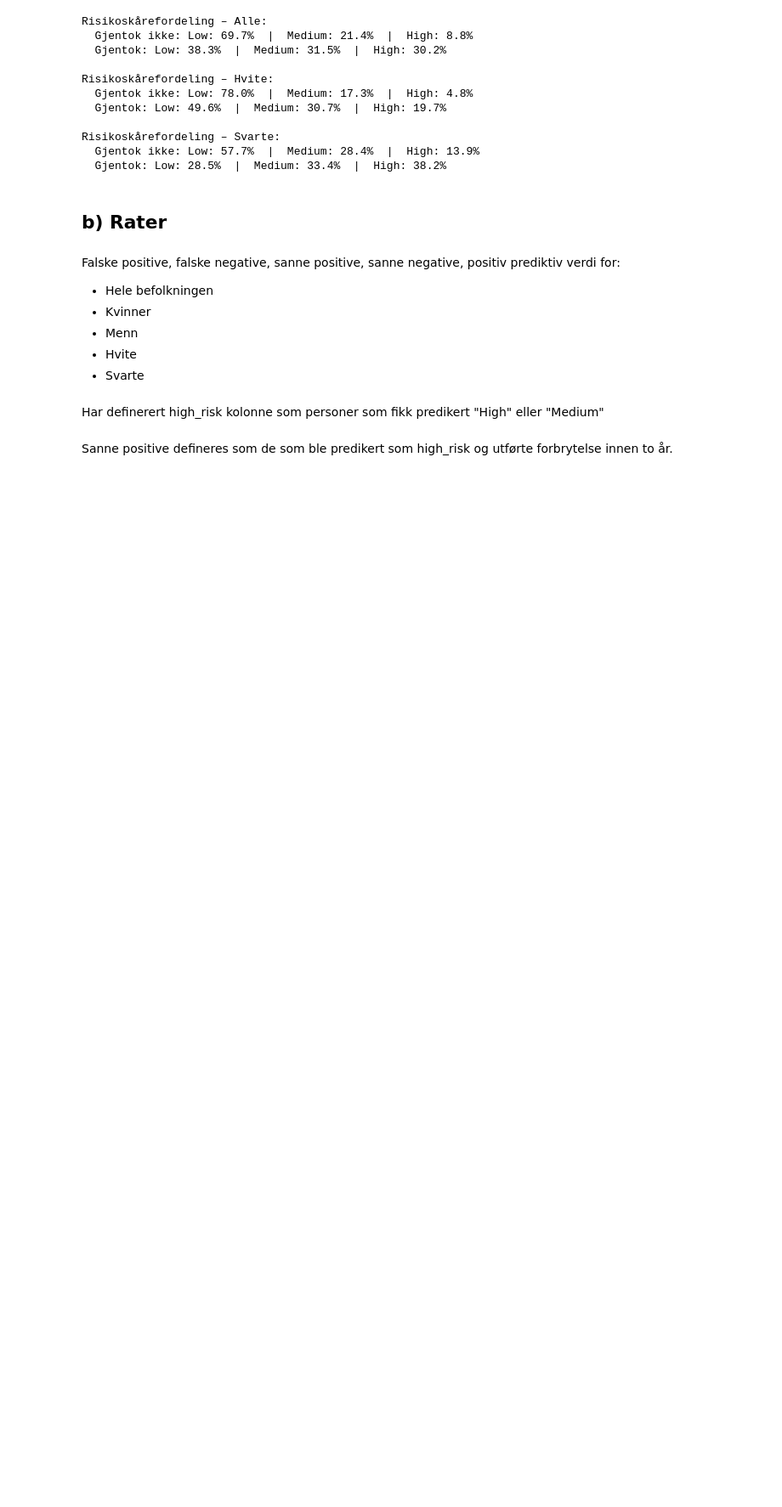
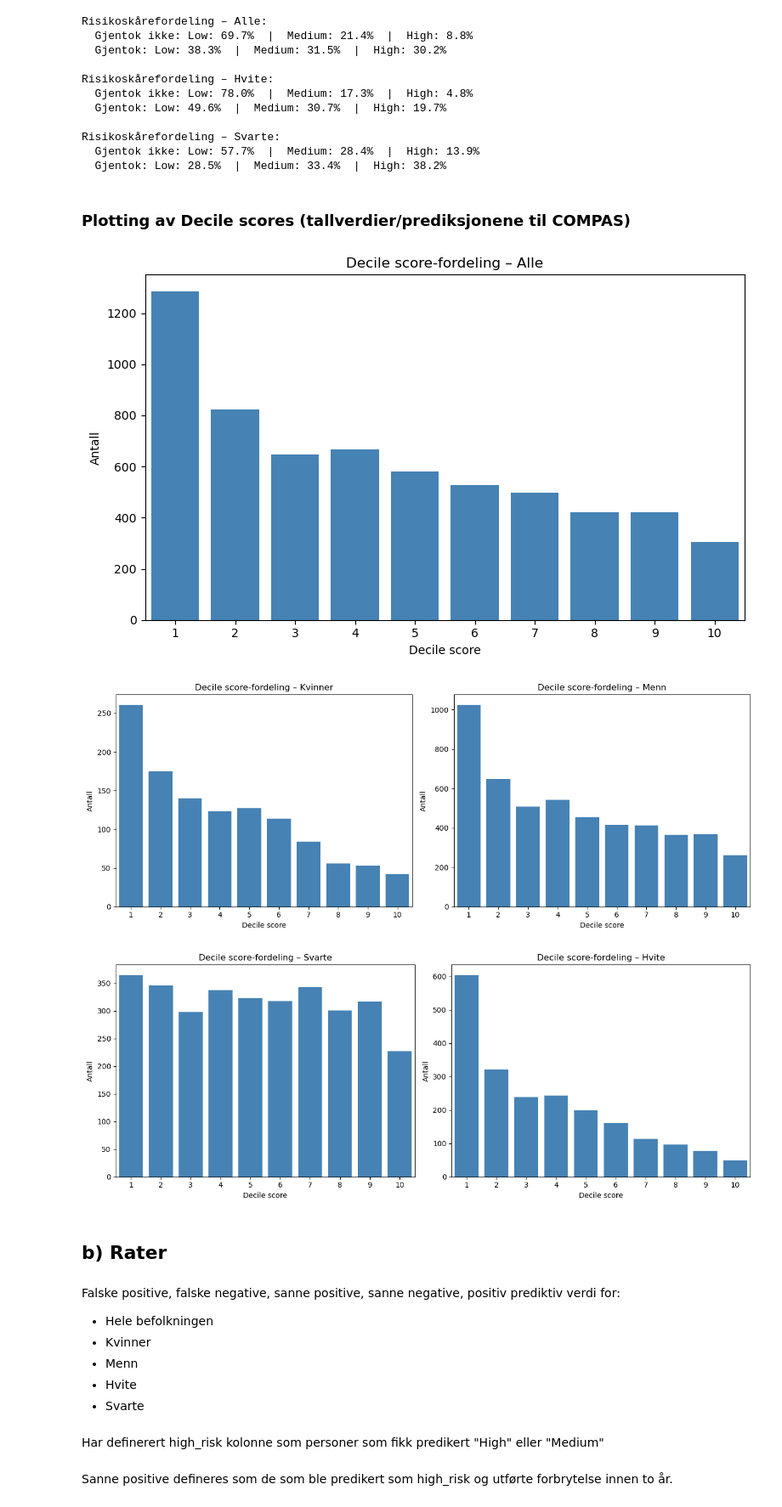
Before and after one commit to aadnerol/HON2200, a Jupyter notebook: prosjekt_COMPAS/notebooks/dataanalyse.ipynb, the cells around one changed output. Shown at 85% size. Drawn from its saved outputs; the diff is of its cells as text; code cells hidden in the pictures; blank space fills up the shorter version.

```diff
--- a/prosjekt_COMPAS/notebooks/dataanalyse.ipynb
+++ b/prosjekt_COMPAS/notebooks/dataanalyse.ipynb
@@ -299,6 +299,53 @@ Risikoskårefordeling – Hvite:
 Risikoskårefordeling – Svarte:
   Gjentok ikke: Low: 57.7%  |  Medium: 28.4%  |  High: 13.9%
   Gjentok: Low: 28.5%  |  Medium: 33.4%  |  High: 38.2%
+# %% [markdown]
+### Plotting av Decile scores (tallverdier/prediksjonene til COMPAS)
+# %%
+# Figur 1: Alle
+fig, ax = plt.subplots(figsize=(8, 5))
+counts = df["decile_score"].value_counts().sort_index()
+ax.bar(counts.index, counts.values, color="steelblue")
+ax.set_title("Decile score-fordeling – Alle")
+ax.set_xlabel("Decile score")
+ax.set_ylabel("Antall")
+ax.set_xticks(range(1, 11))
+ax.set_xlim(0.5, 10.5)
+plt.tight_layout()
+plt.savefig("../figurer/decile_score_fordeling_alle.pdf", format="pdf")
+plt.show()
+
+# Figur 2: Kvinner og menn
+fig, axes = plt.subplots(1, 2, figsize=(13, 5))
+for ax, (navn, data) in zip(axes, [("Kvinner", df[df["sex"] == "Female"]), ("Menn", df[df["sex"] == "Male"])]):
+    counts = data["decile_score"].value_counts().sort_index()
+    ax.bar(counts.index, counts.values, color="steelblue")
+    ax.set_title(f"Decile score-fordeling – {navn}")
+    ax.set_xlabel("Decile score")
+    ax.set_ylabel("Antall")
+    ax.set_xticks(range(1, 11))
+    ax.set_xlim(0.5, 10.5)
+plt.tight_layout()
+plt.savefig("../figurer/decile_score_fordeling_kjonn.pdf", format="pdf")
+plt.show()
+
+# Figur 3: Svarte og hvite
+fig, axes = plt.subplots(1, 2, figsize=(13, 5))
+for ax, (navn, data) in zip(axes, [("Svarte", df[df["race"] == "African-American"]), ("Hvite", df[df["race"] == "Caucasian"])]):
+    counts = data["decile_score"].value_counts().sort_index()
+    ax.bar(counts.index, counts.values, color="steelblue")
+    ax.set_title(f"Decile score-fordeling – {navn}")
+    ax.set_xlabel("Decile score")
+    ax.set_ylabel("Antall")
+    ax.set_xticks(range(1, 11))
+    ax.set_xlim(0.5, 10.5)
+plt.tight_layout()
+plt.savefig("../figurer/decile_score_fordeling_etnisitet.pdf", format="pdf")
+plt.show()
+# %% [output]
+[figure, added]
+[figure, added]
+[figure, added]
 # %% [markdown]
 ## b) Rater
 # %% [markdown]
```
Also changed, not shown: parts of 2 cells of this notebook, 7 other files.
